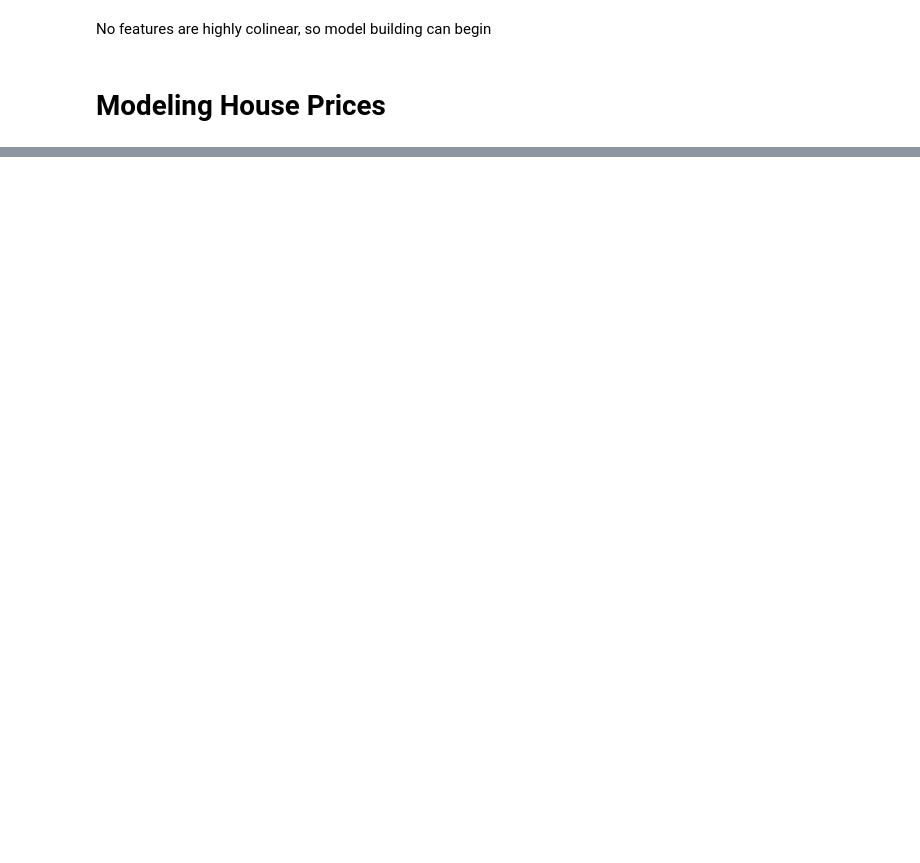
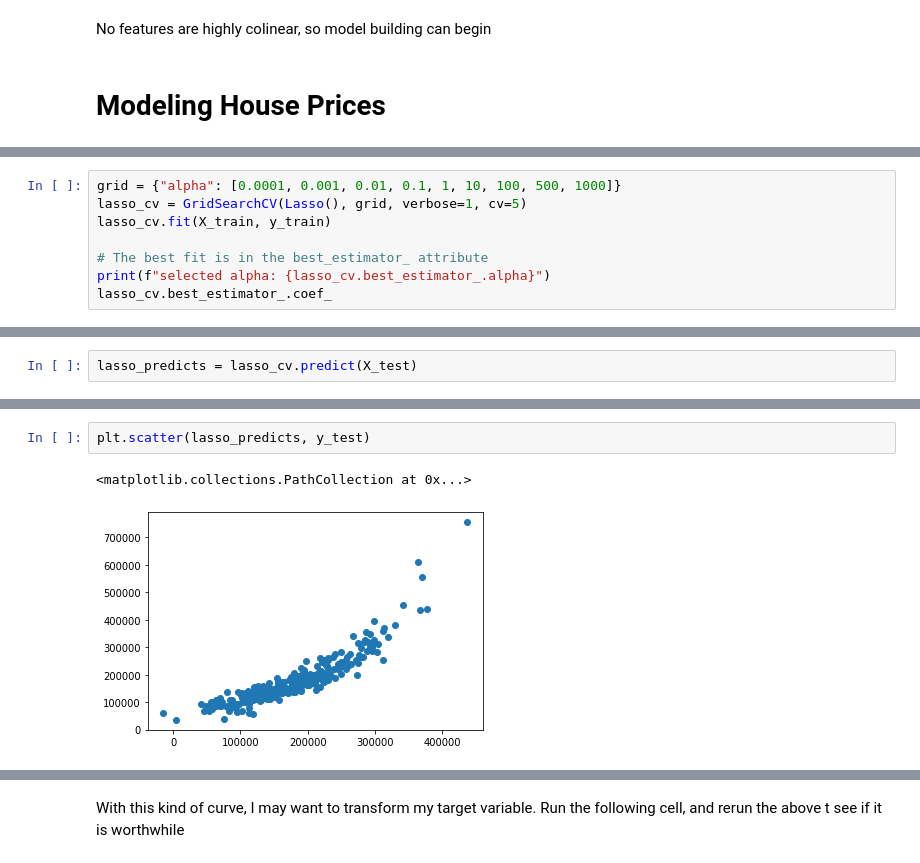
Before and after one commit to DJGump/module-work-DSI06, a Jupyter notebook: week7_dgump/Assignments/Model Eval Challenge.ipynb, the cells around one changed output, grey strips where cells are left out. Cells and saved outputs as stored; diff of their text form; blank space fills up the shorter version.

```diff
--- a/week7_dgump/Assignments/Model Eval Challenge.ipynb
+++ b/week7_dgump/Assignments/Model Eval Challenge.ipynb
@@ -456,0 +476,8 @@ ridge.fit(X_train, y_train)
+# %%
+grid = {"alpha": [0.0001, 0.001, 0.01, 0.1, 1, 10, 100, 500, 1000]}
+lasso_cv = GridSearchCV(Lasso(), grid, verbose=1, cv=5)
+lasso_cv.fit(X_train, y_train)
+
+# The best fit is in the best_estimator_ attribute
+print(f"selected alpha: {lasso_cv.best_estimator_.alpha}")
+lasso_cv.best_estimator_.coef_
@@ -456,0 +549,2 @@ ridge.fit(X_train, y_train)
+# %%
+lasso_predicts = lasso_cv.predict(X_test)
@@ -456,0 +553,5 @@ ridge.fit(X_train, y_train)
+# %%
+plt.scatter(lasso_predicts, y_test)
+# %% [output]
+<matplotlib.collections.PathCollection at 0x...>
+[figure, added]
@@ -456,0 +559,3 @@ ridge.fit(X_train, y_train)
+# %% [markdown]
+With this kind of curve, I may want to transform my target variable.
+Run the following cell, and rerun the above t see if it is worthwhile
```
Also changed, not shown: parts of 21 cells of this notebook, 2 other files.
